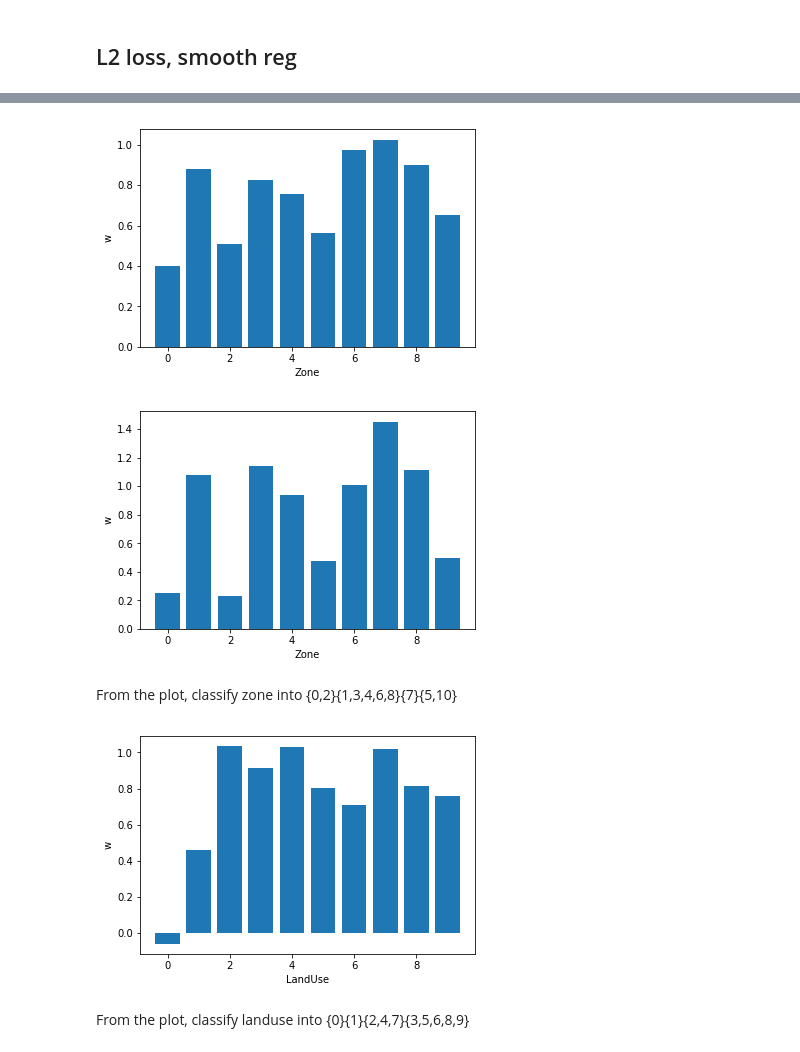
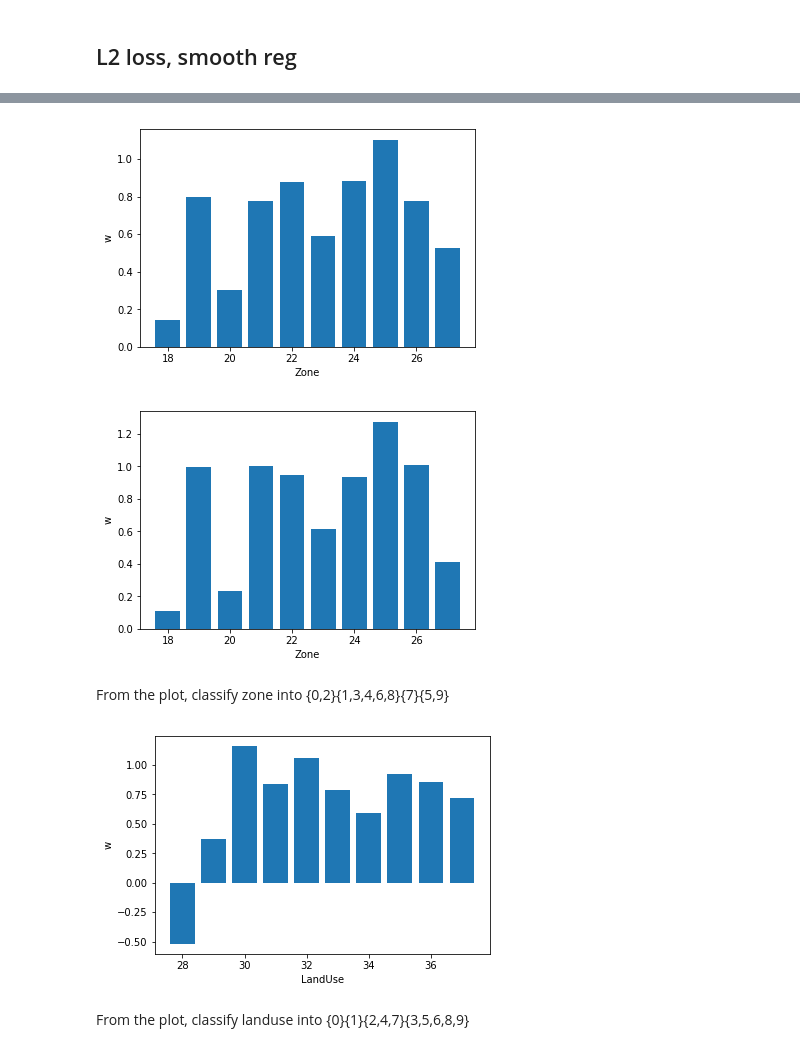
Before and after one commit to dancyfang/OR4741_Airbnb, a Jupyter notebook: analysis/regression.ipynb, the cells around one changed output, grey strips where cells are left out. Cells and saved outputs as stored; diff of their text form; code cells hidden in the pictures.

```diff
--- a/analysis/regression.ipynb
+++ b/analysis/regression.ipynb
@@ -136 +143,12 @@ data = np.hstack((data,np.ones((len(data),1))))
+# %%
+# scaling
+data = data[:,1:45].astype(float)
+temp = data[:,1:18]
+temp = (temp - temp.min(axis = 0))/(temp.max(axis=0)-temp.min(axis = 0))
+# scaler = StandardScaler()
+# scaler.fit(np.reshape(data[:,0],(len(data[:,0]),1)))
+# temp = scaler.transform(temp)
+data = np.hstack((np.column_stack((data[:,0],temp)),data[:,18:]))
+# adding offset
+data = np.hstack((data,np.ones((len(data),1))))
 # %%
@@ -316,6 +349,6 @@ step = 1.0/(2.0*np.square(s[0]))
 w0 = np.zeros(np.shape(X)[1])
 # D matrix for smooth regularizor
 D = np.zeros((100,np.shape(X)[1]))
-D[0:45,6:16] = Dmatrix(10)
-D[45:90,16:26] = Dmatrix(10)
-D[90:100,26:31] = Dmatrix(5)
+D[0:45,18:28] = Dmatrix(10)
+D[45:90,28:38] = Dmatrix(10)
+D[90:100,38:43] = Dmatrix(5)
@@ -324,7 +361,7 @@ D[90:100,26:31] = Dmatrix(5)
 def prox_smooth(stepsize,alpha,D,z):
     return np.dot(np.linalg.inv(2.0*stepsize*alpha*np.dot(D.T,D) + np.eye(np.shape(D)[1])),z)
 # l2_smooth proximal gradient method
-def proxi_grad_l2_smooth(X,Y,D,alpha,maxiters=50,stepsize=step,w=w0):
+def proxi_grad_l2_smooth(X,Y,D,alpha,maxiters=1000,stepsize=step,w=w0):
     obj = []
     for i in range(maxiters):
         g = 2.0*np.dot(X.T,np.dot(X,w)-Y)
@@ -356,5 +393,6 @@ np.argmin(error)
 # %%
-obj,w = proxi_grad_l2_smooth(X,Y,D,alpha_list[np.argmin(error)],maxiters=500)
+# obj,w = proxi_grad_l2_smooth(X,Y,D,alpha_list[np.argmin(error)])
+obj,w = proxi_grad_l2_smooth(X,Y,D,5.0)
 Y_test_pred = np.dot(X_test,w)
 print('mean_squared_error test: %.4f' % mean_squared_error(Y_test,Y_test_pred))
 # %% [output]
@@ -367,29 +400,29 @@ plt.show()
 # %%
 # smoothed coefficients for zones
-plt.bar(range(10),w[6:16])
+plt.bar(range(18,28),w[18:28])
 plt.xlabel('Zone')
 plt.ylabel('w')
 plt.show()
 # %% [output]
-[figure, old version]
+[figure, new version]
 # %%
 # original coefficients for zones
-plt.bar(range(10),regr.coef_[6:16])
+plt.bar(range(18,28),regr.coef_[18:28])
 plt.xlabel('Zone')
 plt.ylabel('w')
 plt.show()
 # %% [output]
-[figure, old version]
+[figure, new version]
 # %% [markdown]
-From the plot, classify zone into {0,2}{1,3,4,6,8}{7}{5,10}
+From the plot, classify zone into {0,2}{1,3,4,6,8}{7}{5,9}
 # %%
 # smoothed coefficients for Landuse
-plt.bar(range(10),w[16:26])
+plt.bar(range(28,38),w[28:38])
 plt.xlabel('LandUse')
 plt.ylabel('w')
 plt.show()
 # %% [output]
-[figure, old version]
+[figure, new version]
 # %% [markdown]
 From the plot, classify landuse into {0}{1}{2,4,7}{3,5,6,8,9}
 # %%
```
Also changed, not shown: parts of 57 cells of this notebook.
